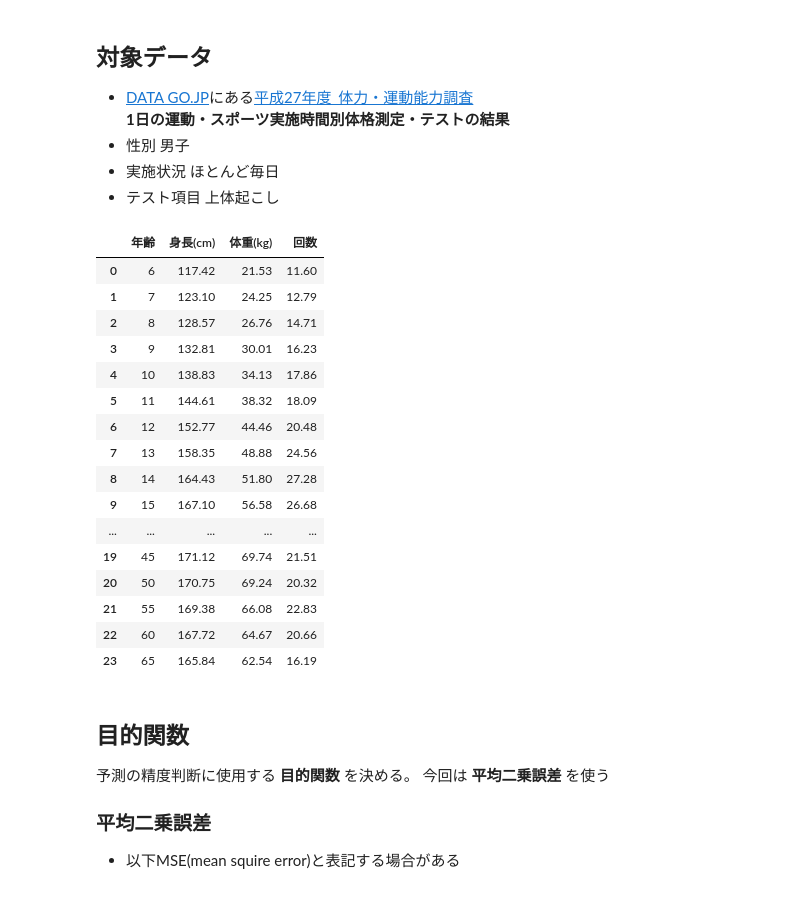
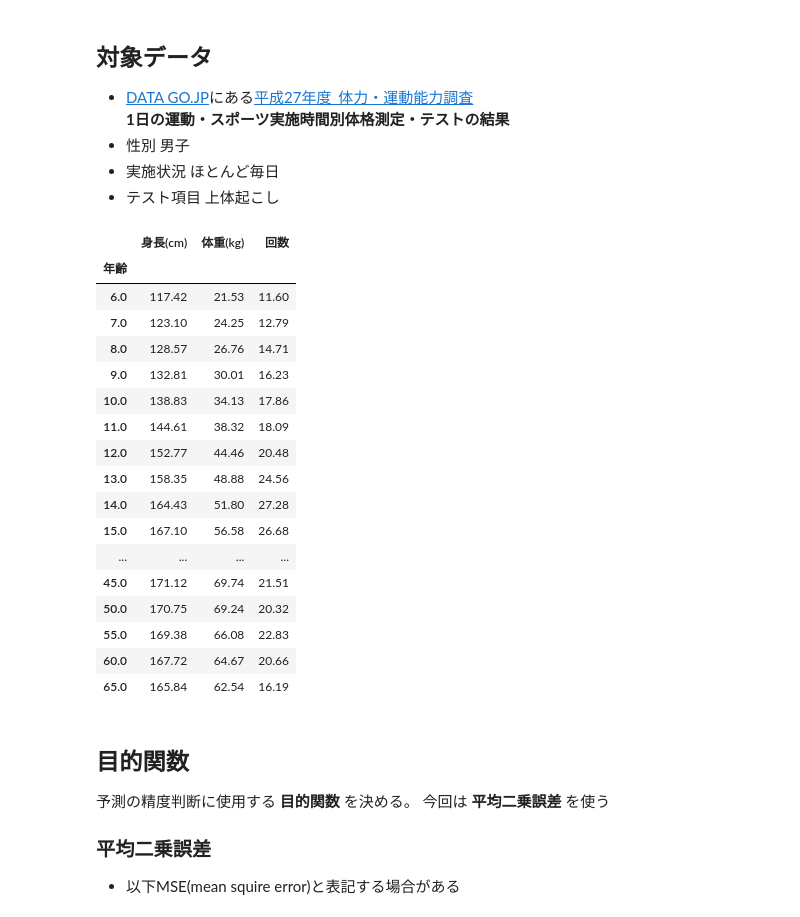
Before and after one commit to SGA-yoshiyuki-mimura/machine-learning-study, a Jupyter notebook: 教師あり_回帰.ipynb, the cells around one changed output. Cells and saved outputs as stored; diff of their text form; code cells hidden in the pictures.

```diff
--- a/教師あり_回帰.ipynb
+++ b/教師あり_回帰.ipynb
@@ -33,54 +33,59 @@ $$
  * 実施状況 ほとんど毎日
  * テスト項目 上体起こし
 # %%
+import numpy as np
 import pandas as pd
 
-pd.DataFrame([
-    [6, 117.42, 21.53, 11.60],
-    [7, 123.10, 24.25, 12.79],
-    [8, 128.57, 26.76, 14.71],
-    [9, 132.81, 30.01, 16.23],
-    [10, 138.83, 34.13, 17.86],
-    [11, 144.61, 38.32, 18.09],
-    [12, 152.77, 44.46, 20.48],
-    [13, 158.35, 48.88, 24.56],
-    [14, 164.43, 51.80, 27.28],
-    [15, 167.10, 56.58, 26.68],
-    [16, 168.95, 57.49, 27.44],
-    [17, 170.15, 59.51, 29.59],
-    [18, 170.76, 60.16, 29.06],
-    [19, 171.56, 61.78, 29.08],
-    [20, 171.71, 64.50, 27.01],
-    [25, 171.86, 67.17, 26.47],
-    [30, 172.23, 68.03, 25.10],
-    [35, 171.79, 69.04, 23.35],
-    [40, 171.62, 69.75, 22.33],
-    [45, 171.12, 69.74, 21.51],
-    [50, 170.75, 69.24, 20.32],
-    [55, 169.38, 66.08, 22.83],
-    [60, 167.72, 64.67, 20.66],
-    [65, 165.84, 62.54, 16.19]
-],
-columns=('年齢','身長(cm)','体重(kg)','回数')
+orgData = np.array(
+    [
+        [6, 117.42, 21.53, 11.60],
+        [7, 123.10, 24.25, 12.79],
+        [8, 128.57, 26.76, 14.71],
+        [9, 132.81, 30.01, 16.23],
+        [10, 138.83, 34.13, 17.86],
+        [11, 144.61, 38.32, 18.09],
+        [12, 152.77, 44.46, 20.48],
+        [13, 158.35, 48.88, 24.56],
+        [14, 164.43, 51.80, 27.28],
+        [15, 167.10, 56.58, 26.68],
+        [16, 168.95, 57.49, 27.44],
+        [17, 170.15, 59.51, 29.59],
+        [18, 170.76, 60.16, 29.06],
+        [19, 171.56, 61.78, 29.08],
+        [20, 171.71, 64.50, 27.01],
+        [25, 171.86, 67.17, 26.47],
+        [30, 172.23, 68.03, 25.10],
+        [35, 171.79, 69.04, 23.35],
+        [40, 171.62, 69.75, 22.33],
+        [45, 171.12, 69.74, 21.51],
+        [50, 170.75, 69.24, 20.32],
+        [55, 169.38, 66.08, 22.83],
+        [60, 167.72, 64.67, 20.66],
+        [65, 165.84, 62.54, 16.19]
+    ]
 )
+
+df = pd.DataFrame(orgData, columns=('年齢','身長(cm)','体重(kg)','回数'))
+df.set_index('年齢')
 # %% [output]
-|  | 年齢 | 身長(cm) | 体重(kg) | 回数 |
-| 0 | 6 | 117.42 | 21.53 | 11.60 |
-| 1 | 7 | 123.10 | 24.25 | 12.79 |
-| 2 | 8 | 128.57 | 26.76 | 14.71 |
-| 3 | 9 | 132.81 | 30.01 | 16.23 |
-| 4 | 10 | 138.83 | 34.13 | 17.86 |
-| 5 | 11 | 144.61 | 38.32 | 18.09 |
-| 6 | 12 | 152.77 | 44.46 | 20.48 |
-| 7 | 13 | 158.35 | 48.88 | 24.56 |
-| 8 | 14 | 164.43 | 51.80 | 27.28 |
-| 9 | 15 | 167.10 | 56.58 | 26.68 |
-| ... | ... | ... | ... | ... |
-| 19 | 45 | 171.12 | 69.74 | 21.51 |
-| 20 | 50 | 170.75 | 69.24 | 20.32 |
-| 21 | 55 | 169.38 | 66.08 | 22.83 |
-| 22 | 60 | 167.72 | 64.67 | 20.66 |
-| 23 | 65 | 165.84 | 62.54 | 16.19 |
+|  | 身長(cm) | 体重(kg) | 回数 |
+| 年齢 |  |  |  |
+| 6.0 | 117.42 | 21.53 | 11.60 |
+| 7.0 | 123.10 | 24.25 | 12.79 |
+| 8.0 | 128.57 | 26.76 | 14.71 |
+| 9.0 | 132.81 | 30.01 | 16.23 |
+| 10.0 | 138.83 | 34.13 | 17.86 |
+| 11.0 | 144.61 | 38.32 | 18.09 |
+| 12.0 | 152.77 | 44.46 | 20.48 |
+| 13.0 | 158.35 | 48.88 | 24.56 |
+| 14.0 | 164.43 | 51.80 | 27.28 |
+| 15.0 | 167.10 | 56.58 | 26.68 |
+| ... | ... | ... | ... |
+| 45.0 | 171.12 | 69.74 | 21.51 |
+| 50.0 | 170.75 | 69.24 | 20.32 |
+| 55.0 | 169.38 | 66.08 | 22.83 |
+| 60.0 | 167.72 | 64.67 | 20.66 |
+| 65.0 | 165.84 | 62.54 | 16.19 |
 # %% [markdown]
 ## 目的関数
 
```
Also changed, not shown: parts of 10 cells of this notebook, 1 other file.
